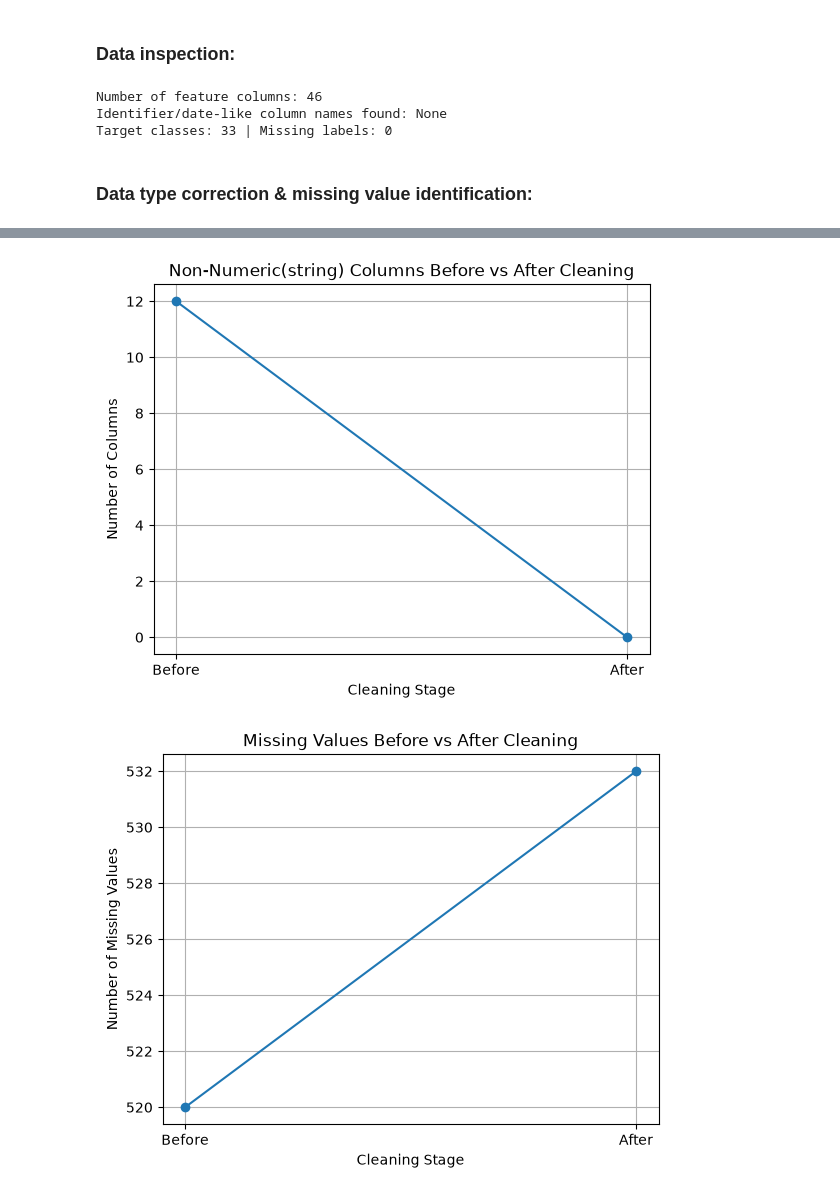
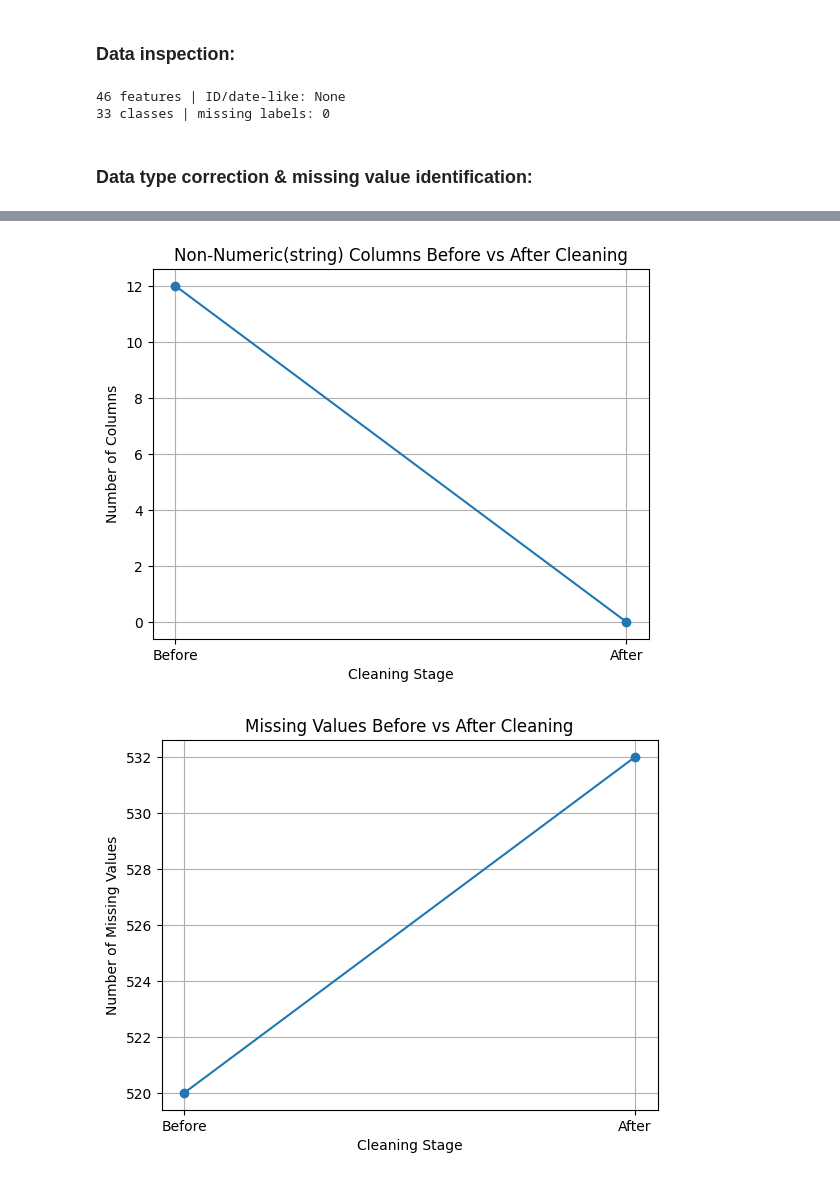
Before and after one commit to MK545BH/IT7009-Project, a Jupyter notebook: IT7009_Project.ipynb, the cells around one changed output, grey strips where cells are left out. Cells and saved outputs as stored; diff of their text form; code cells hidden in the pictures.

```diff
--- a/IT7009_Project.ipynb
+++ b/IT7009_Project.ipynb
@@ -75,43 +75,49 @@ df_raw.describe(include='all').T.head(20)
 | HTTP | 48814.0 | NaN | NaN | NaN | 0.053714 | 0.225455 | 0.0 | 0.0 | 0.0 | 0.0 | 1.0 |
 # %% [markdown]
 ### Data inspection:
-# %%
-features = [c for c in df_raw.columns if c != 'label'] #Separates input variables (features) from the target variable (Label)
-print("Number of feature columns:", len(features))
-suspect = [c for c in df_raw.columns if any(k in c.lower() for k in ['id', 'date', 'time', 'timestamp']) #Identifies potential identifiers or time-based metadata
-           and c != 'flow_duration']
-print("Identifier/date-like column names found:", suspect if suspect else "None")
-print("Target classes:", df_raw['label'].nunique(), "| Missing labels:", df_raw['label'].isnull().sum()) #Verifies target integrity.
-# %% [output]
-Number of feature columns: 46
-Identifier/date-like column names found: None
-Target classes: 33 | Missing labels: 0
+# %%
+# Isolate feature columns (exclude target)
+features = df_raw.columns.drop('label')
+
+# Flag identifier and timestamp columns (leakage risk)
+id_like = features[features.str.contains(r'(?:^|_)(?:id|ip|mac|date|time|timestamp|session)(?:$|_)', case=False)]
+
+# Print feature count and detected suspect columns
+print(f"{len(features)} features | ID/date-like: {list(id_like) or 'None'}")
+
+# Check target classes and missing labels
+print(f"{df_raw['label'].nunique()} classes | missing labels: {df_raw['label'].isna().sum()}")
+# %% [output]
+46 features | ID/date-like: None
+33 classes | missing labels: 0
 # %% [markdown]
 ### Data type correction & missing value identification:
 # %%
 #creating a function for feature cleansing.
 def clean_features(df, cols):
-    df = df.copy()  #Creating a copy of the original data to avoid tampering with the original data set.
+    df = df.copy()
 
     for col in cols:
-        # Identify values that cannot be converted to numeric (turns into NaN)
-        # while excluding values that were already missing/NaN in the raw data
-        non_numeric = pd.to_numeric(df[col], errors="coerce").isna() & df[col].notna()
-        # Log unique unparseable non-numeric values found in the current column
-        if non_numeric.any():
-            print(f"{col}: {df.loc[non_numeric, col].unique().tolist()}")
-        # Convert the column to numeric; non-numeric values are coerced to NaN
-        df[col] = pd.to_numeric(df[col], errors="coerce")
+        # 1. Convert once and store in a temporary variable
+        numeric_series = pd.to_numeric(df[col], errors="coerce")
 
+        # 2. Identify values that failed conversion (were NOT NaN originally, but are NaN now)
+        failed_mask = numeric_series.isna() & df[col].notna()
+
+        # 3. Log unique invalid values if any exist
+        if failed_mask.any():
+            print(f"{col}: {df.loc[failed_mask, col].unique().tolist()}")
+
+        # 4. Assign the pre-converted series back to the DataFrame
+        df[col] = numeric_series
 
     return df
-
 # =============== BEFORE cleaning ===============
 print("=== BEFORE CLEANING ===")
 
 # Identify columns in the raw feature subset with string/object data types
 non_numeric_before = df_raw[features].select_dtypes(
-    include=["str", "object"]
+    include=["object"]
 ).columns.tolist()
 
 # Calculate total missing (NaN/null) values across all feature columns
@@ -132,14 +138,14 @@ print("\n=== AFTER CLEANING ===")
 
 # Re-check for remaining string/object columns after numeric conversion
 non_numeric_after = df[features].select_dtypes(
-    include=["str", "object"]
+    include=["object"]
 ).columns.tolist()
 
 # Re-calculate total missing values (coerced non-numeric values will increase this total)
 missing_after = df[features].isna().sum().sum()
 
 print("Non-numeric columns:")
-print(non_numeric_after)
+print(len(non_numeric_after))
 
 print("Missing values:")
 print(missing_after)
@@ -195,4 +201,4 @@ Non-numeric columns:
 Missing values:
 532
-[figure, old version]
+[figure, new version]
-[figure, old version]
+[figure, new version]
```
Also changed, not shown: parts of 4 cells of this notebook, 1 other file.
